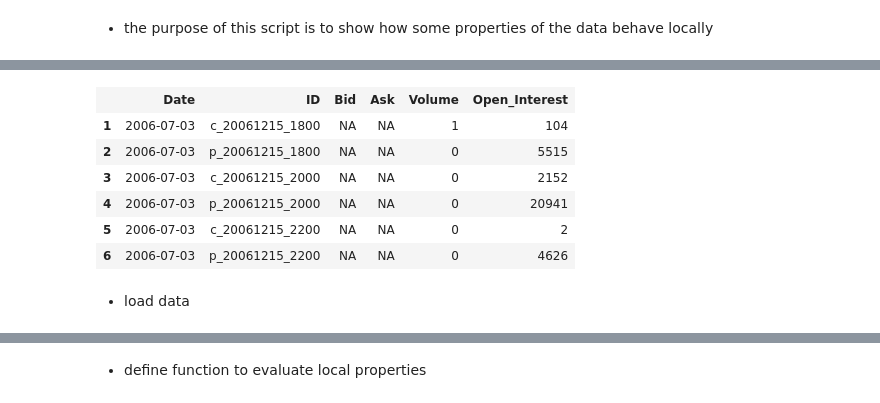
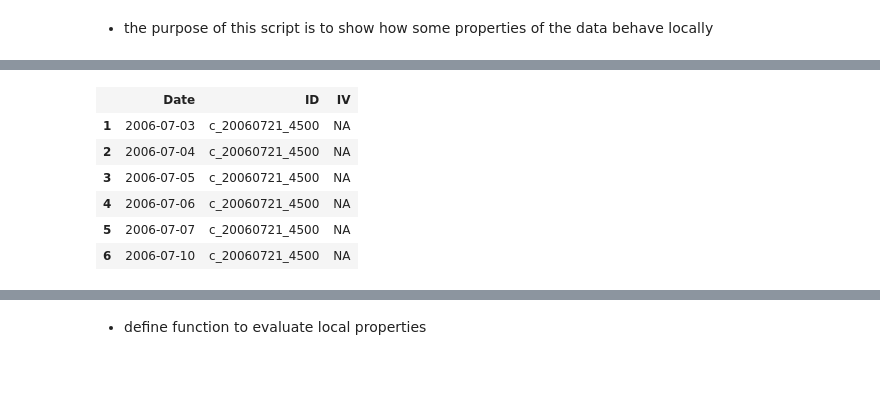
Before and after one commit to JuliaFinMetriX/option_prices, a Jupyter notebook: notebooks/get_local_properties.ipynb, the cells around one changed output, grey strips where cells are left out. Drawn from its saved outputs; the diff is of its cells as text; code cells hidden in the pictures; blank space fills up the shorter version.

```diff
--- a/notebooks/get_local_properties.ipynb
+++ b/notebooks/get_local_properties.ipynb
@@ -1,5 +1,5 @@
 # %% [markdown]
 - the purpose of this script is to show how some properties of the data behave locally
 # %%
-@time include("../startup_script.jl")
+@time include("../startup_script2.jl")
 # %% [output]
@@ -11,9 +14,7 @@ elapsed time: 140.922123209 seconds (14792109664 bytes allocated, 60.68% gc time
-|  | Date | ID | Bid | Ask | Volume | Open_Interest |
-| 1 | 2006-07-03 | c_20061215_1800 | NA | NA | 1 | 104 |
-| 2 | 2006-07-03 | p_20061215_1800 | NA | NA | 0 | 5515 |
-| 3 | 2006-07-03 | c_20061215_2000 | NA | NA | 0 | 2152 |
-| 4 | 2006-07-03 | p_20061215_2000 | NA | NA | 0 | 20941 |
-| 5 | 2006-07-03 | c_20061215_2200 | NA | NA | 0 | 2 |
-| 6 | 2006-07-03 | p_20061215_2200 | NA | NA | 0 | 4626 |
+|  | Date | ID | IV |
+| 1 | 2006-07-03 | c_20060721_4500 | NA |
+| 2 | 2006-07-04 | c_20060721_4500 | NA |
+| 3 | 2006-07-05 | c_20060721_4500 | NA |
+| 4 | 2006-07-06 | c_20060721_4500 | NA |
+| 5 | 2006-07-07 | c_20060721_4500 | NA |
+| 6 | 2006-07-10 | c_20060721_4500 | NA |
-# %% [markdown]
-- load data
```
Also changed, not shown: parts of 24 cells of this notebook, 2 other files.
